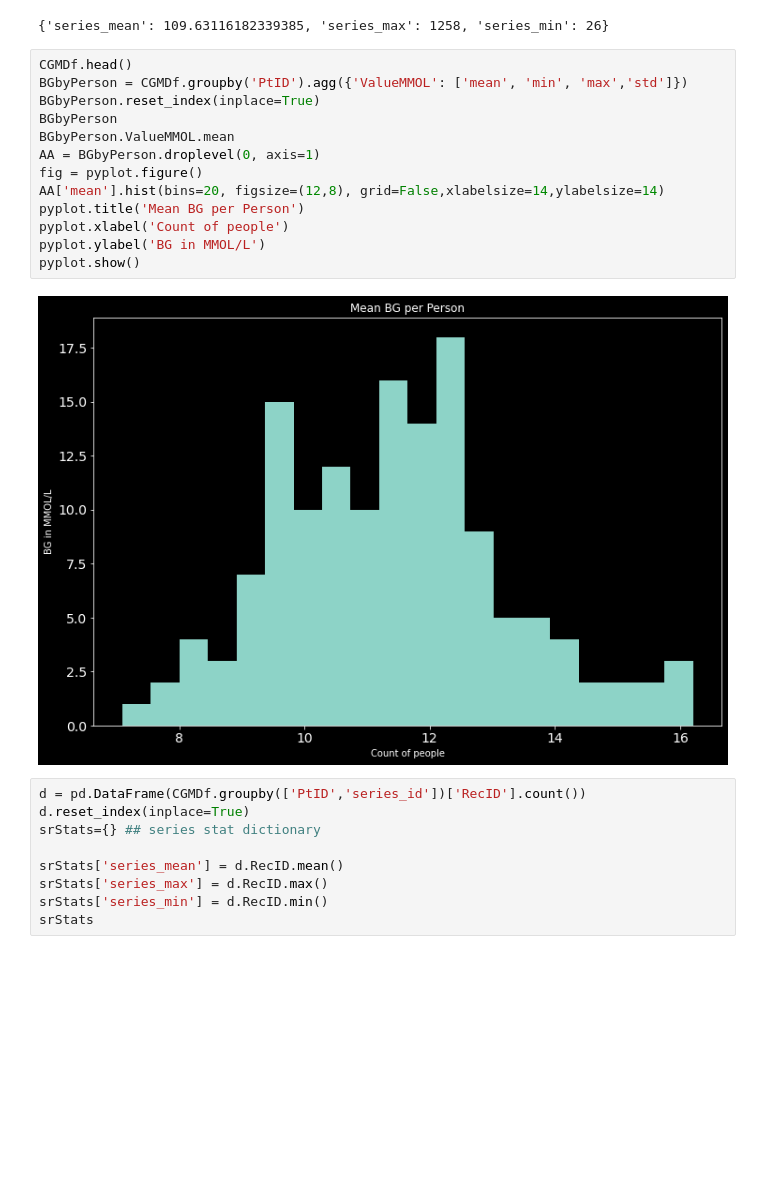
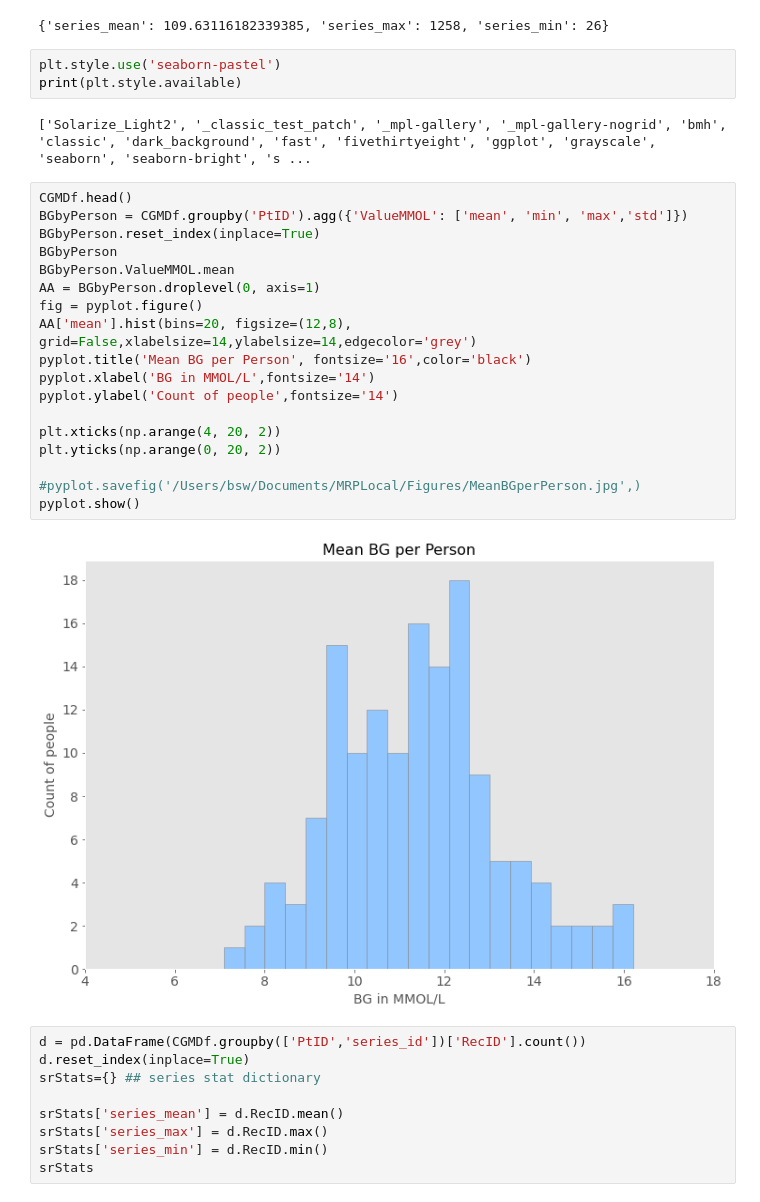
Before and after one commit to bsw-del/MRPDeepLearningWithCGM, a Jupyter notebook: development.ipynb, the cells around one changed output. Cells and saved outputs as stored; diff of their text form; blank space fills up the shorter version.

```diff
--- a/development.ipynb
+++ b/development.ipynb
@@ -104,21 +104,31 @@ srStats
 ## go back up and fix for dataframe
 # %% [output]
 {'series_mean': 109.63116182339385, 'series_max': 1258, 'series_min': 26}
+# %%
+plt.style.use('seaborn-pastel')
+print(plt.style.available)
+# %% [output]
+['Solarize_Light2', '_classic_test_patch', '_mpl-gallery', '_mpl-gallery-nogrid', 'bmh', 'classic', 'dark_background', 'fast', 'fivethirtyeight', 'ggplot', 'grayscale', 'seaborn', 'seaborn-bright', 's ...
 # %%
 CGMDf.head()
 BGbyPerson = CGMDf.groupby('PtID').agg({'ValueMMOL': ['mean', 'min', 'max','std']})
 BGbyPerson.reset_index(inplace=True)
 BGbyPerson
 BGbyPerson.ValueMMOL.mean
 AA = BGbyPerson.droplevel(0, axis=1)
 fig = pyplot.figure()
-AA['mean'].hist(bins=20, figsize=(12,8), grid=False,xlabelsize=14,ylabelsize=14)
-pyplot.title('Mean BG per Person')
-pyplot.xlabel('Count of people')
-pyplot.ylabel('BG in MMOL/L')
+AA['mean'].hist(bins=20, figsize=(12,8), grid=False,xlabelsize=14,ylabelsize=14,edgecolor='grey')
+pyplot.title('Mean BG per Person', fontsize='16',color='black')
+pyplot.xlabel('BG in MMOL/L',fontsize='14')
+pyplot.ylabel('Count of people',fontsize='14')
+
+plt.xticks(np.arange(4, 20, 2))
+plt.yticks(np.arange(0, 20, 2))
+
+#pyplot.savefig('/Users/bsw/Documents/MRPLocal/Figures/MeanBGperPerson.jpg',)
 pyplot.show()
 # %% [output]
-[figure, old version]
+[figure, new version]
 # %%
 d = pd.DataFrame(CGMDf.groupby(['PtID','series_id'])['RecID'].count())
 d.reset_index(inplace=True)
```
Also changed, not shown: 1 other file.
